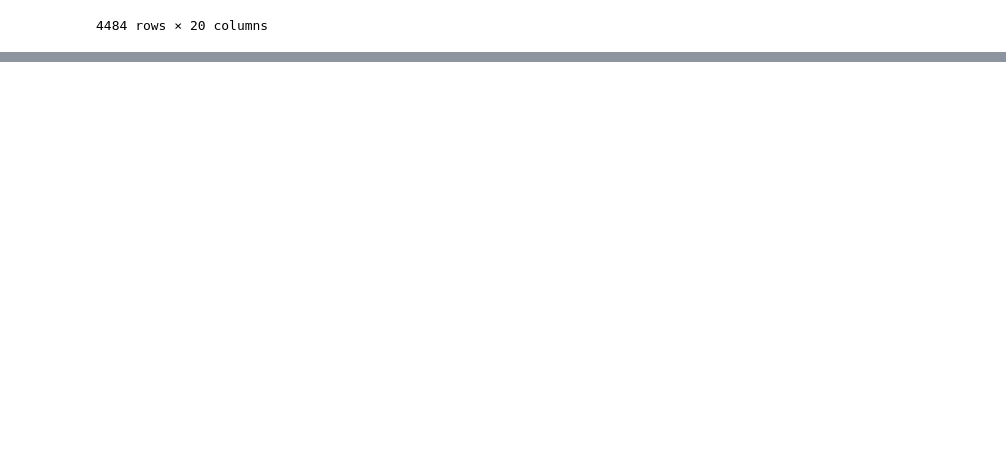
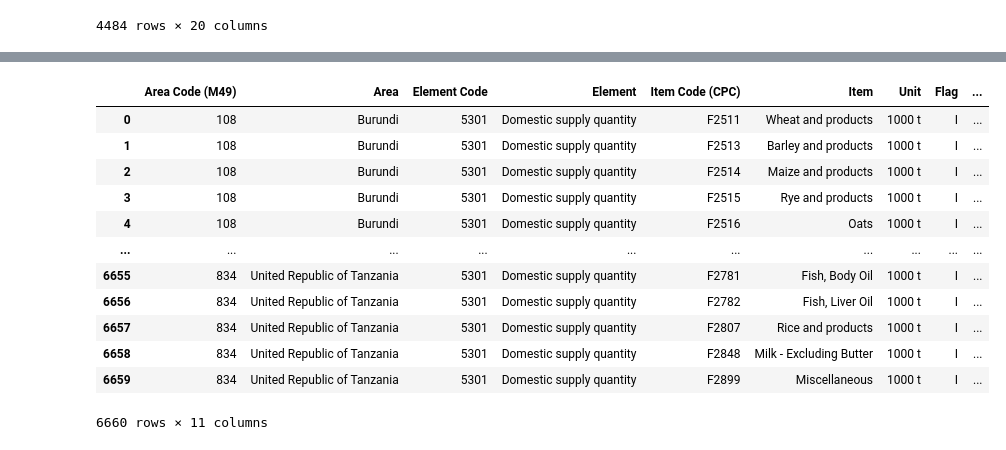
Before and after one commit to Muramati/FAOStat-Dataset-Time-Series, a Jupyter notebook: faostat.ipynb, the cells around one changed output, grey strips where cells are left out. Saved outputs shown, nothing was run; the diff lists cells and outputs as text; code cells hidden in the pictures; blank space fills up the shorter version.

Commit message:
Second Commit - Data Understanding and preparation

```diff
--- a/faostat.ipynb
+++ b/faostat.ipynb
@@ -159,0 +160,28 @@ filtered_df
+# %%
+df_filled = filtered_df.fillna(0)
+# %%
+import pandas as pd
+
+def melt_data(df):
+    melted = pd.melt(df, id_vars=['Area Code (M49)', 'Area', 'Element Code', 'Element', 'Item Code (CPC)', 'Item', 'Unit', 'Flag', 'Flag Description'],
+                     value_vars=df.columns[10:], var_name='Year', value_name='Value')
+    return melted
+
+# Apply the function to your dataframe
+melted_df = melt_data(df_filled)
+# %%
+melted_df
+# %% [output]
+|  | Area Code (M49) | Area | Element Code | Element | Item Code (CPC) | Item | Unit | Flag | ... |
+| 0 | 108 | Burundi | 5301 | Domestic supply quantity | F2511 | Wheat and products | 1000 t | I | ... |
+| 1 | 108 | Burundi | 5301 | Domestic supply quantity | F2513 | Barley and products | 1000 t | I | ... |
+| 2 | 108 | Burundi | 5301 | Domestic supply quantity | F2514 | Maize and products | 1000 t | I | ... |
+| 3 | 108 | Burundi | 5301 | Domestic supply quantity | F2515 | Rye and products | 1000 t | I | ... |
+| 4 | 108 | Burundi | 5301 | Domestic supply quantity | F2516 | Oats | 1000 t | I | ... |
+| ... | ... | ... | ... | ... | ... | ... | ... | ... | ... |
+| 6655 | 834 | United Republic of Tanzania | 5301 | Domestic supply quantity | F2781 | Fish, Body Oil | 1000 t | I | ... |
+| 6656 | 834 | United Republic of Tanzania | 5301 | Domestic supply quantity | F2782 | Fish, Liver Oil | 1000 t | I | ... |
+| 6657 | 834 | United Republic of Tanzania | 5301 | Domestic supply quantity | F2807 | Rice and products | 1000 t | I | ... |
+| 6658 | 834 | United Republic of Tanzania | 5301 | Domestic supply quantity | F2848 | Milk - Excluding Butter | 1000 t | I | ... |
+| 6659 | 834 | United Republic of Tanzania | 5301 | Domestic supply quantity | F2899 | Miscellaneous | 1000 t | I | ... |
+6660 rows × 11 columns
```
Also changed, not shown: parts of 4 cells of this notebook.
